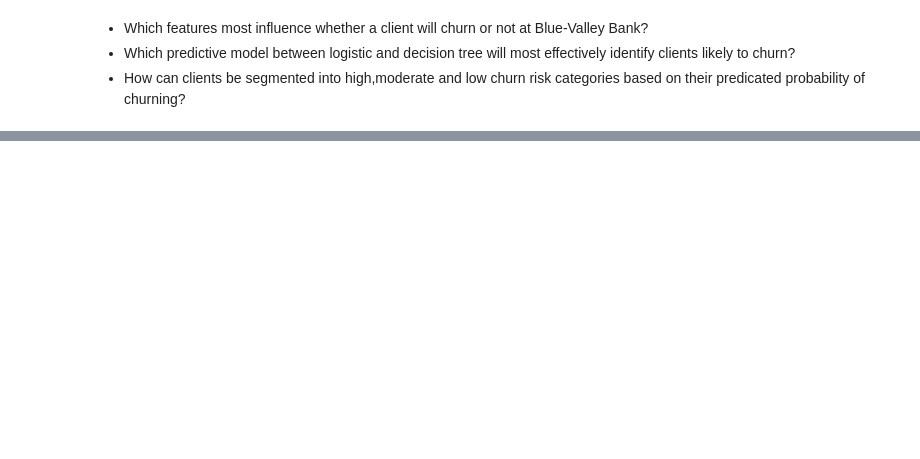
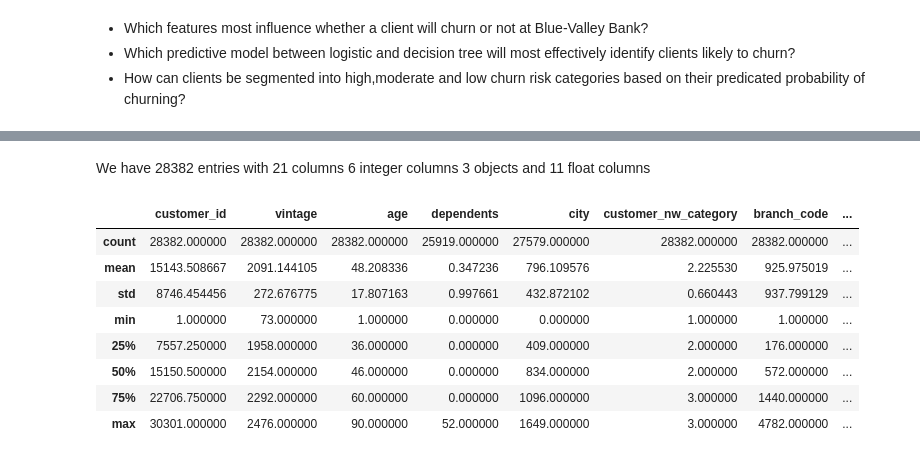
Before and after one commit to justicee-dev/bank-churn, a Jupyter notebook: Project.ipynb, the cells around one changed output, grey strips where cells are left out. Drawn from its saved outputs; the diff is of its cells as text; code cells hidden in the pictures; blank space fills up the shorter version.

```diff
--- a/Project.ipynb
+++ b/Project.ipynb
@@ -36,0 +90,15 @@ Blue-Valley Bank has faced rsing customer churn over the past five years,resulti
+# %% [markdown]
+We have 28382 entries with 21 columns 6 integer columns 3 objects and 11 float columns
+# %%
+# we also check the descriptive analysis
+df.describe()
+# %% [output]
+|  | customer_id | vintage | age | dependents | city | customer_nw_category | branch_code | ... |
+| count | 28382.000000 | 28382.000000 | 28382.000000 | 25919.000000 | 27579.000000 | 28382.000000 | 28382.000000 | ... |
+| mean | 15143.508667 | 2091.144105 | 48.208336 | 0.347236 | 796.109576 | 2.225530 | 925.975019 | ... |
+| std | 8746.454456 | 272.676775 | 17.807163 | 0.997661 | 432.872102 | 0.660443 | 937.799129 | ... |
+| min | 1.000000 | 73.000000 | 1.000000 | 0.000000 | 0.000000 | 1.000000 | 1.000000 | ... |
+| 25% | 7557.250000 | 1958.000000 | 36.000000 | 0.000000 | 409.000000 | 2.000000 | 176.000000 | ... |
+| 50% | 15150.500000 | 2154.000000 | 46.000000 | 0.000000 | 834.000000 | 2.000000 | 572.000000 | ... |
+| 75% | 22706.750000 | 2292.000000 | 60.000000 | 0.000000 | 1096.000000 | 3.000000 | 1440.000000 | ... |
+| max | 30301.000000 | 2476.000000 | 90.000000 | 52.000000 | 1649.000000 | 3.000000 | 4782.000000 | ... |
```
Also changed, not shown: parts of 24 cells of this notebook.
